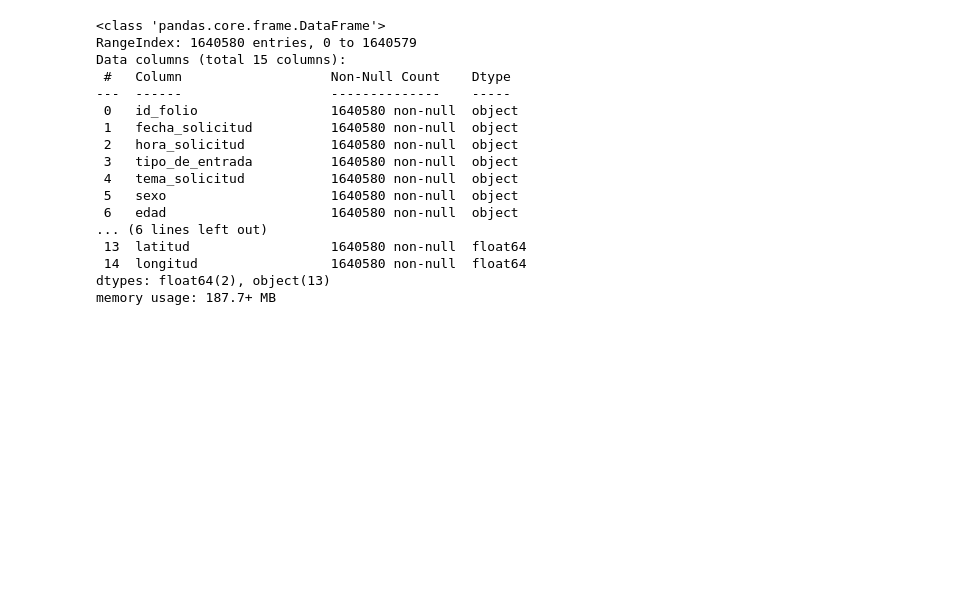
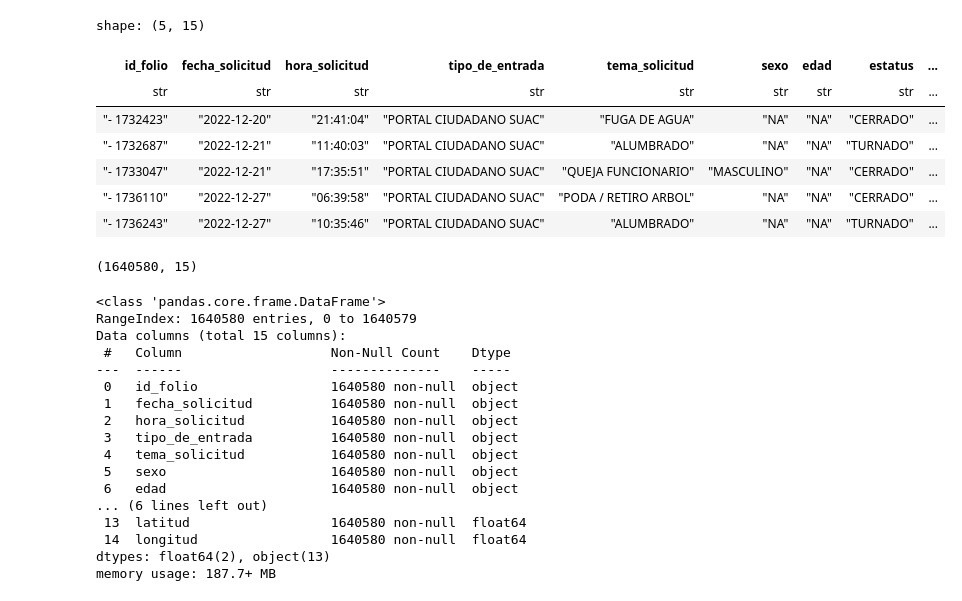
Before and after one commit to kiramishima/PTR, a Jupyter notebook: notebooks/analisis_suac.ipynb, the cells around one changed output. Cells and saved outputs as stored; diff of their text form; code cells hidden in the pictures; blank space fills up the shorter version.

```diff
--- a/notebooks/analisis_suac.ipynb
+++ b/notebooks/analisis_suac.ipynb
@@ -22,6 +21,21 @@ shape: (5, 15)
 | "- 7535" | "2019-06-05" | "15:36:48" | "VICTORIA" | "PODA / RETIRO ARBOL" | "NO ESPECIFICADO" | "NA" | "ATENDIDO" | ... |
 | "- 27107" | "2019-07-01" | "20:35:21" | "VICTORIA" | "SOLICITUD DE VIGILANCIA" | "NO ESPECIFICADO" | "NA" | "ATENDIDO" | ... |
 | "- 59329" | "2019-08-04" | "00:58:17" | "VICTORIA" | "SOLICITUD/SEGURO DE DESEMPLEO" | "NO ESPECIFICADO" | "NA" | "ATENDIDO" | ... |
+# %%
+df.tail()
+# %% [output]
+shape: (5, 15)
+| id_folio | fecha_solicitud | hora_solicitud | tipo_de_entrada | tema_solicitud | sexo | edad | estatus | ... |
+| str | str | str | str | str | str | str | str | ... |
+| "- 1732423" | "2022-12-20" | "21:41:04" | "PORTAL CIUDADANO SUAC" | "FUGA DE AGUA" | "NA" | "NA" | "CERRADO" | ... |
+| "- 1732687" | "2022-12-21" | "11:40:03" | "PORTAL CIUDADANO SUAC" | "ALUMBRADO" | "NA" | "NA" | "TURNADO" | ... |
+| "- 1733047" | "2022-12-21" | "17:35:51" | "PORTAL CIUDADANO SUAC" | "QUEJA FUNCIONARIO" | "MASCULINO" | "NA" | "CERRADO" | ... |
+| "- 1736110" | "2022-12-27" | "06:39:58" | "PORTAL CIUDADANO SUAC" | "PODA / RETIRO ARBOL" | "NA" | "NA" | "CERRADO" | ... |
+| "- 1736243" | "2022-12-27" | "10:35:46" | "PORTAL CIUDADANO SUAC" | "ALUMBRADO" | "NA" | "NA" | "TURNADO" | ... |
+# %%
+df.shape
+# %% [output]
+(1640580, 15)
 # %%
 df.to_pandas().info()
 # %% [output]
```
Also changed, not shown: parts of 6 cells of this notebook, 8 other files.
